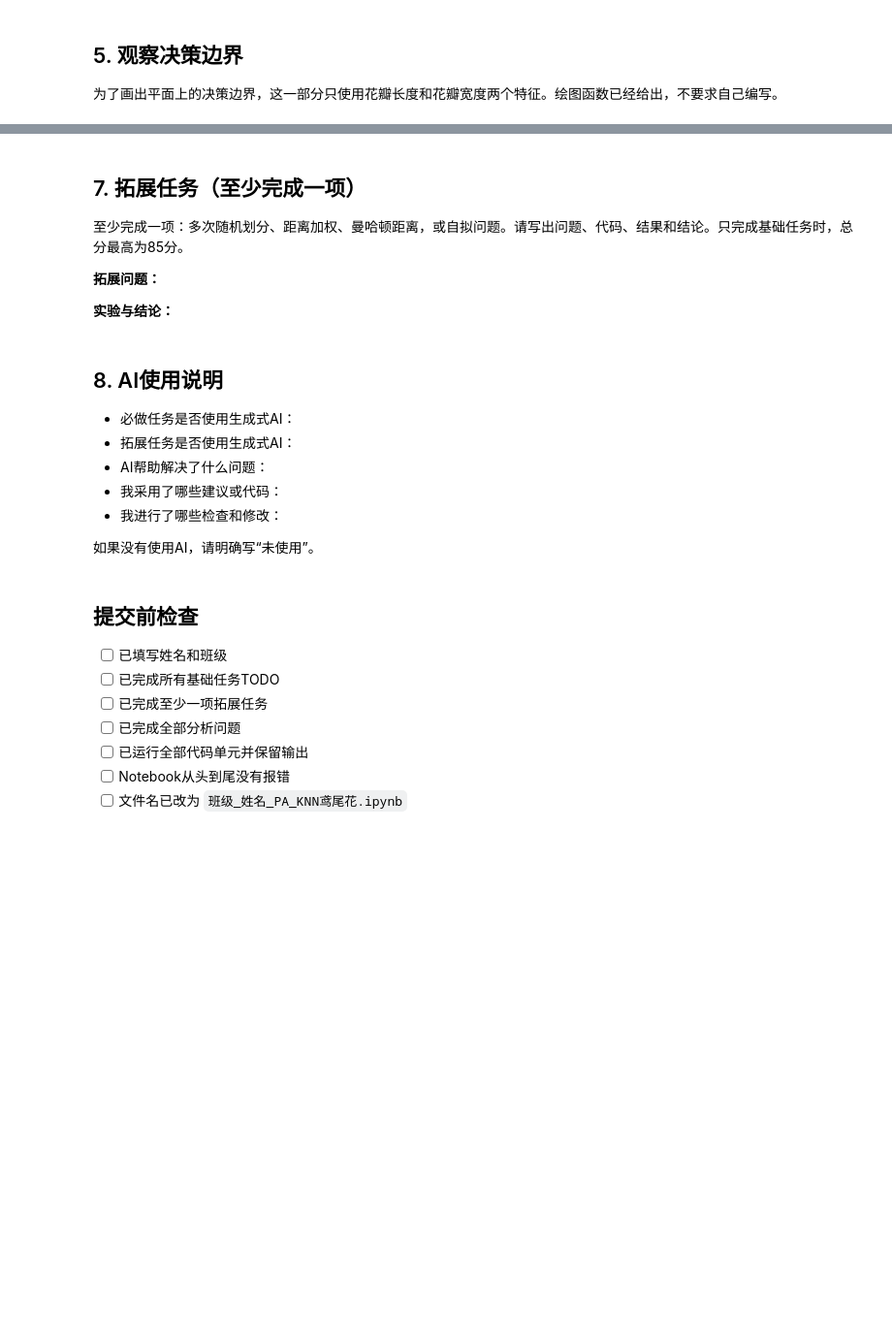
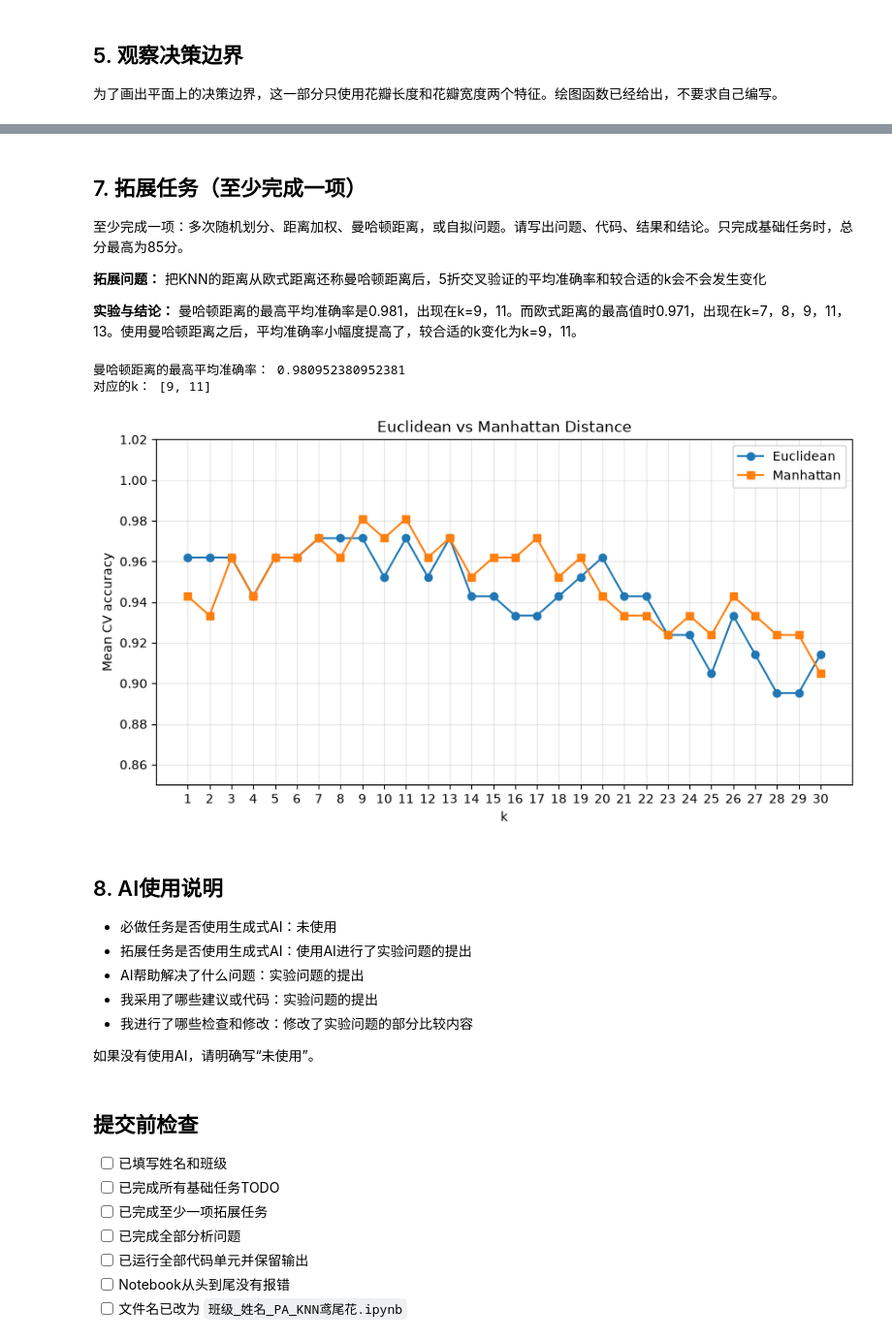
Before and after one commit to zihanpeter/AdvanceCS, a Jupyter notebook: CNN/PA_KNN鸢尾花_学生Notebook_20261116(1).ipynb, the cells around one changed output, grey strips where cells are left out. Shown at 97% size. Drawn from its saved outputs; the diff is of its cells as text; code cells hidden in the pictures; blank space fills up the shorter version.

```diff
--- a/CNN/PA_KNN鸢尾花_学生Notebook_20261116(1).ipynb
+++ b/CNN/PA_KNN鸢尾花_学生Notebook_20261116(1).ipynb
@@ -94,9 +94,12 @@ test_accuracies = []
 
 for k in k_values:
     # TODO 1：建立n_neighbors=k的KNN模型
+    model = KNeighborsClassifier(n_neighbors=k)
     # TODO 2：使用训练集训练模型
+    model.fit(X_train, y_train)
     # TODO 3：预测测试集
+    y_pred = model.predict(X_test)
     # TODO 4：计算准确率，并加入test_accuracies
-    pass
+    test_accuracies.append(accuracy_score(y_test, y_pred))
 
 print(test_accuracies)
@@ -160,7 +173,9 @@ for k in k_values:
     model = KNeighborsClassifier(n_neighbors=k)
     scores = cross_val_score(model, X_train, y_train, cv=cv, scoring="accuracy")
     # TODO：将scores的平均值加入cv_mean_scores
+    cv_mean_scores.append(scores.mean())
     # TODO：将scores的标准差加入cv_std_scores
+    cv_std_scores.append(scores.std())
 
 print("平均准确率：", cv_mean_scores)
 print("标准差：", cv_std_scores)
@@ -221,5 +243,6 @@ for k in k_values:
         scaled_model, X_train, y_train, cv=cv, scoring="accuracy"
     )
     # TODO：记录标准化后的平均准确率和标准差
-
+    scaled_cv_mean_scores.append(scaled_scores.mean())
+    scaled_cv_std_scores.append(scaled_scores.std())
 print("标准化后的平均准确率：", scaled_cv_mean_scores)
@@ -314,5 +345,7 @@ plt.show()
 至少完成一项：多次随机划分、距离加权、曼哈顿距离，或自拟问题。请写出问题、代码、结果和结论。只完成基础任务时，总分最高为85分。
 
 **拓展问题：**
+把KNN的距离从欧式距离还称曼哈顿距离后，5折交叉验证的平均准确率和较合适的k会不会发生变化
 
 **实验与结论：**
+曼哈顿距离的最高平均准确率是0.981，出现在k=9，11。而欧式距离的最高值时0.971，出现在k=7，8，9，11，13。使用曼哈顿距离之后，平均准确率小幅度提高了，较合适的k变化为k=9，11。
@@ -321,11 +352,42 @@ plt.show()
+# %%
+# 在这里编写至少一项拓展实验代码
+manhattan_cv_mean_scores = []
+manhattan_cv_std_scores = []
+
+for k in k_values:
+    model = KNeighborsClassifier(n_neighbors=k, metric="manhattan")
+    scores = cross_val_score(model, X_train, y_train, cv=cv, scoring="accuracy")
+    manhattan_cv_mean_scores.append(scores.mean())
+    manhattan_cv_std_scores.append(scores.std())
+
+best_man_mean = max(manhattan_cv_mean_scores)
+best_k_man = [k for k, score in zip(k_values, manhattan_cv_mean_scores) if score == best_man_mean]
+print("曼哈顿距离的最高平均准确率：", best_man_mean)
+print("对应的k：", best_k_man)
+
+plt.figure(figsize=(10, 5))
+plt.plot(k_values, cv_mean_scores, marker="o", label="Euclidean")
+plt.plot(k_values, manhattan_cv_mean_scores, marker="s", label="Manhattan")
+plt.xlabel("k")
+plt.ylabel("Mean CV accuracy")
+plt.title("Euclidean vs Manhattan Distance")
+plt.xticks(k_values)
+plt.ylim(0.85, 1.02)
+plt.grid(alpha=0.3)
+plt.legend()
+plt.show()
+# %% [output]
+曼哈顿距离的最高平均准确率： 0.980952380952381
+对应的k： [9, 11]
+[figure, added]
 # %% [markdown]
 ## 8. AI使用说明
 
-- 必做任务是否使用生成式AI：
-- 拓展任务是否使用生成式AI：
-- AI帮助解决了什么问题：
-- 我采用了哪些建议或代码：
-- 我进行了哪些检查和修改：
+- 必做任务是否使用生成式AI：未使用
+- 拓展任务是否使用生成式AI：使用AI进行了实验问题的提出
+- AI帮助解决了什么问题：实验问题的提出
+- 我采用了哪些建议或代码：实验问题的提出
+- 我进行了哪些检查和修改：修改了实验问题的部分比较内容
 
 如果没有使用AI，请明确写“未使用”。
 # %% [markdown]
```
Also changed, not shown: parts of 16 cells of this notebook, 1 other file.
